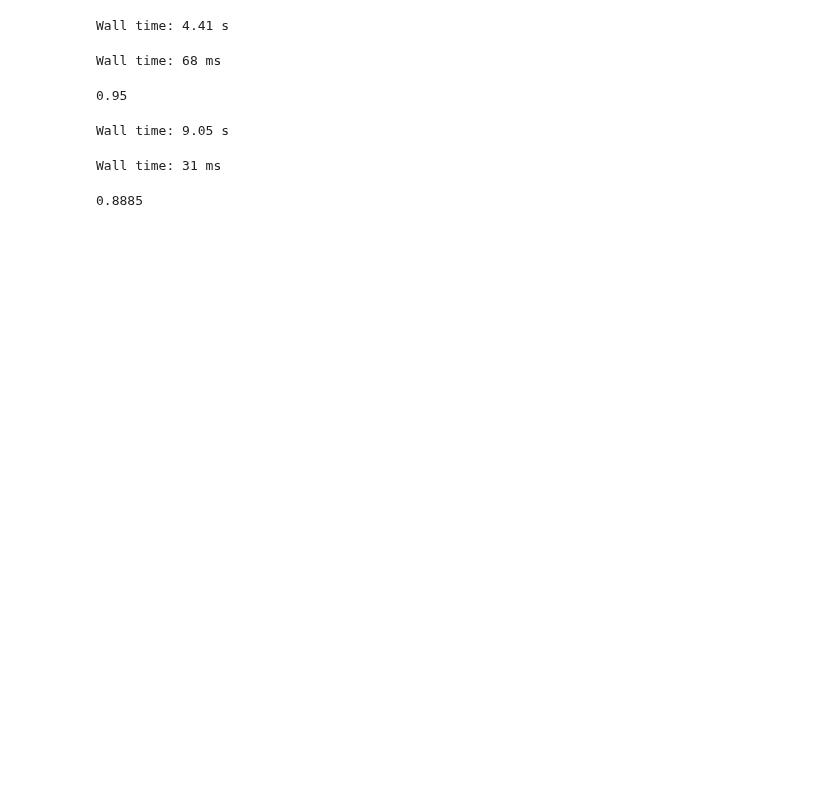
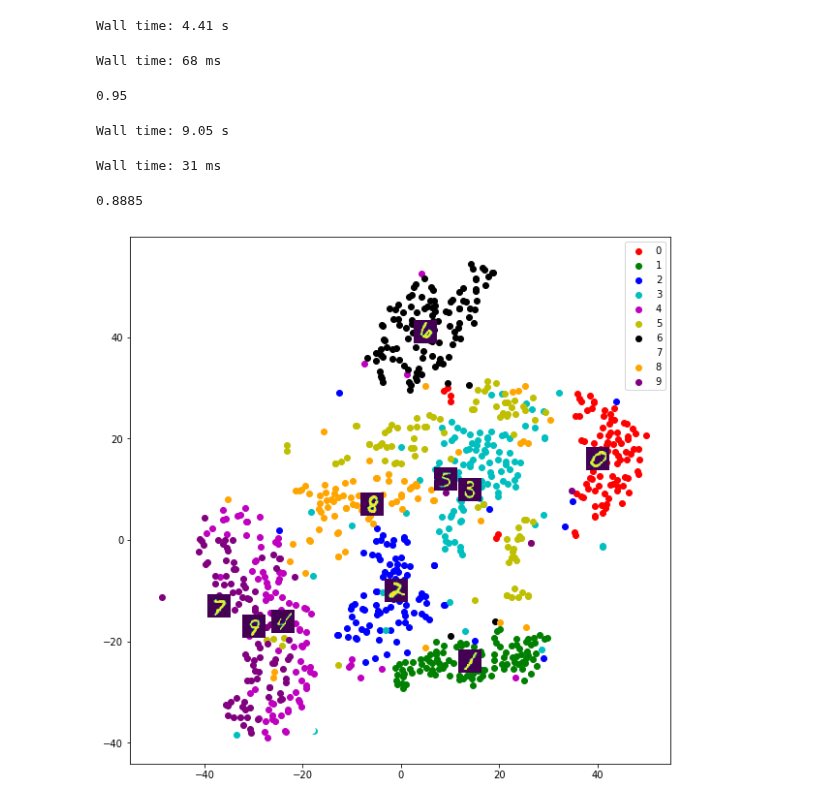
Before and after one commit to Okbps/handson-ml, a Jupyter notebook: jupyter/08-dim-reduction.ipynb, the cells around one changed output. Saved outputs shown, nothing was run; the diff lists cells and outputs as text; code cells hidden in the pictures; blank space fills up the shorter version.

```diff
--- a/jupyter/08-dim-reduction.ipynb
+++ b/jupyter/08-dim-reduction.ipynb
@@ -237,3 +238,38 @@ accuracy_score(y_test, clf_095.predict(X_test_095))
 # %% [output]
 Wall time: 31 ms
 0.8885
+# %%
+def plot_digit(ax, mat, xy):
+    imagebox = OffsetImage(mat, zoom=0.85)
+    imagebox.image.axes = ax
+
+    ab = AnnotationBbox(imagebox, xy=xy, box_alignment=(0.5, 0.5), frameon=False)
+    ax.add_artist(ab)
+
+def plot_embeddings(X_, y_):
+    colors = 'r', 'g', 'b', 'c', 'm', 'y', 'k', 'w', 'orange', 'purple'
+
+    fig, ax = plt.subplots(figsize=(10, 10))
+
+    for i, c, label in zip(range(10), colors, range(10)):
+        x_coords = X_[y_ == i, 0]
+        y_coords = X_[y_ == i, 1]
+
+        ax.scatter(x_coords, y_coords, c=c, label=label)
+
+        x_mean = np.mean(x_coords)
+        y_mean = np.mean(y_coords)
+        mat = X_train[:1000][y_ == i][0].reshape((28, 28))
+
+        plot_digit(ax, mat, (x_mean, y_mean))
+
+
+    ax.legend(loc="best")
+    ax.legend_.remove()
+    plt.show()
+# %%
+tsne = TSNE(n_components=2)
+X_embedded = tsne.fit_transform(X_train[:1000])
+plot_embeddings(X_embedded, y_train[:1000])
+# %% [output]
+[figure, added]
```
Also changed, not shown: parts of 4 cells of this notebook, 1 other file.
